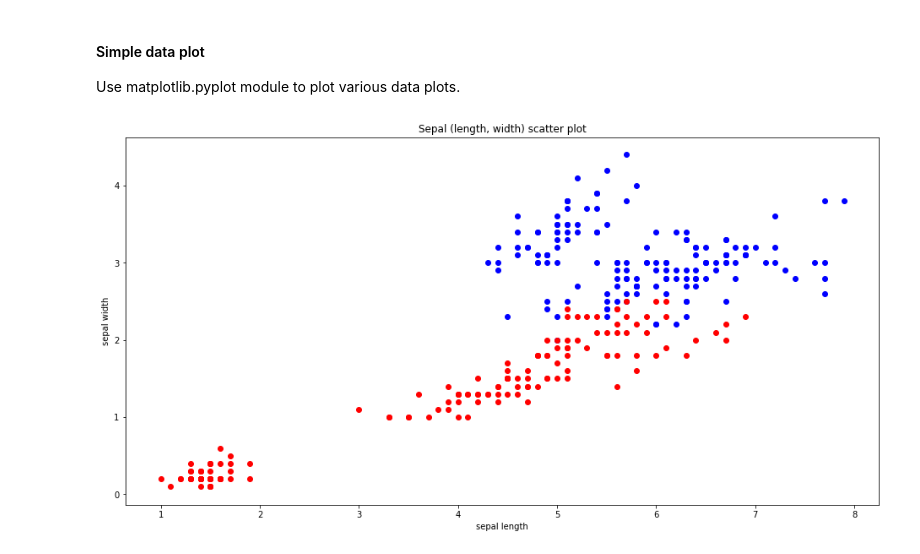
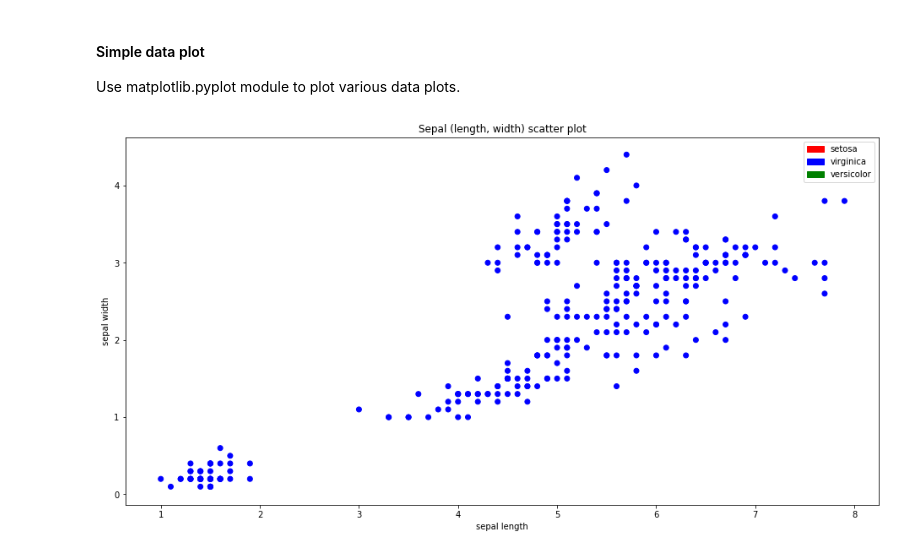
Before and after one commit to eduards-v/pyplot-numpy-problem-set, a Jupyter notebook: fishers-iris-data-set.ipynb, the cells around one changed output. Saved outputs shown, nothing was run; the diff lists cells and outputs as text; code cells hidden in the pictures.

Commit message:
Setting labels and painting points

```diff
--- a/fishers-iris-data-set.ipynb
+++ b/fishers-iris-data-set.ipynb
@@ -19,15 +19,41 @@ Use matplotlib.pyplot module to plot various data plots.
 # %%
 import matplotlib.pyplot as pl
 
 # Make plot a bit bigger
 # adapted from https://www.youtube.com/watch?v=Uf2UR9nCyVY&feature=youtu.be
 pl.rcParams['figure.figsize']=(16,8)
+
+# Each point on a graph has a label setosa, versicolor and virginica
+# We need to colour each point on the graph based on it's label.
+# scatter() function has a parameter for colour where we can specify our colour list.
+# Let's create a copy of the species list and change each label to colour.
+_species = species
+
+for index, item in enumerate(_species):
+    if 'setosa' == item:
+        _species[index] = "red"
+    elif 'versicolor' == item:
+        _species[index] = "green"
+    elif 'virginica':
+        _species[index] = "blue"
+
+
+colours = np.array(_species)
+labels = np.array(species)
+#print(_species)
+
 # plots x vs y scatter plot
-pl.scatter(sepal_length, sepal_width, c = "blue")
-pl.scatter(petal_length, petal_width, c = "red")
+pl.scatter(sepal_length, sepal_width, c = colours, label = labels)
+pl.scatter(petal_length, petal_width, c = colours, label = labels)
 pl.xlabel('sepal length')
 pl.ylabel('sepal width')
+
+# How to match colours to a labels?
+# Adopted from https://stackoverflow.com/questions/44164111/setting-a-legend-matching-the-colours-in-pyplot-scatter/44164349#44164349
+import matplotlib.patches as mpatches
+handles = [mpatches.Patch(color=colour, label=label) for label, colour in [('setosa', 'red'), ('virginica', 'blue'), ('versicolor', 'green')]]
+pl.legend(handles=handles)
 pl.title('Sepal (length, width) scatter plot')
 pl.show()
 # %% [output]
-[figure, old version]
+[figure, new version]
```
